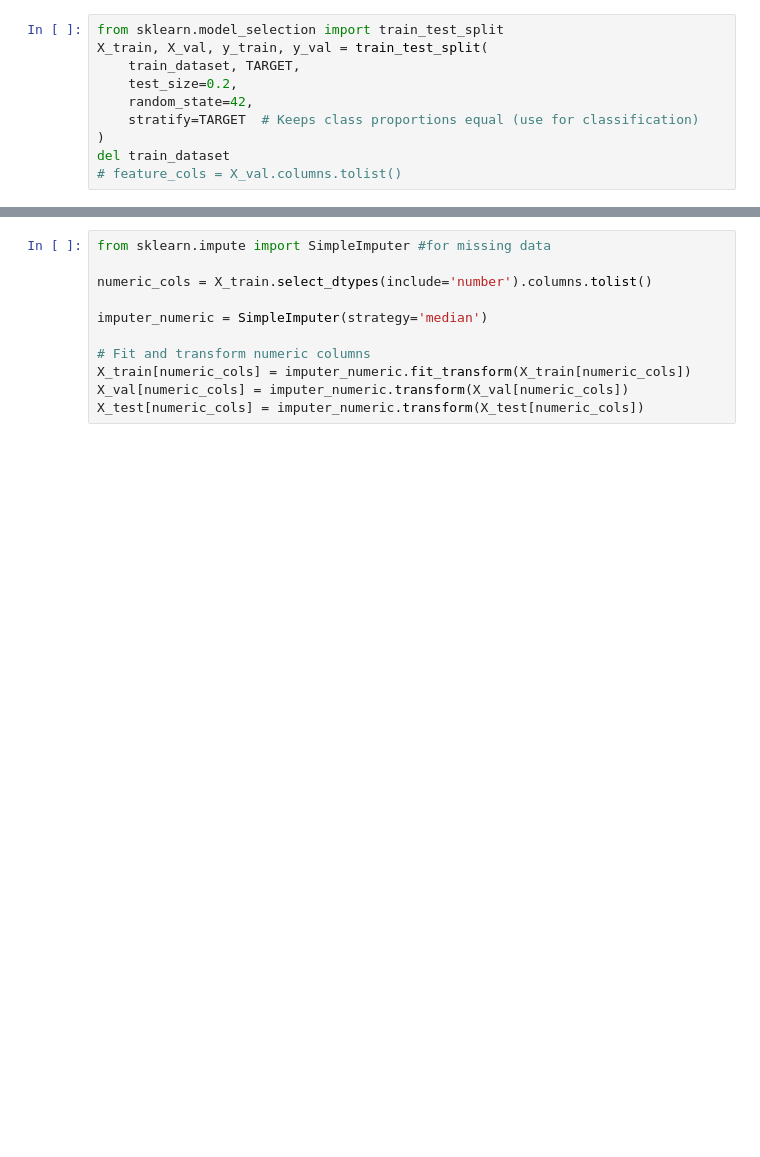
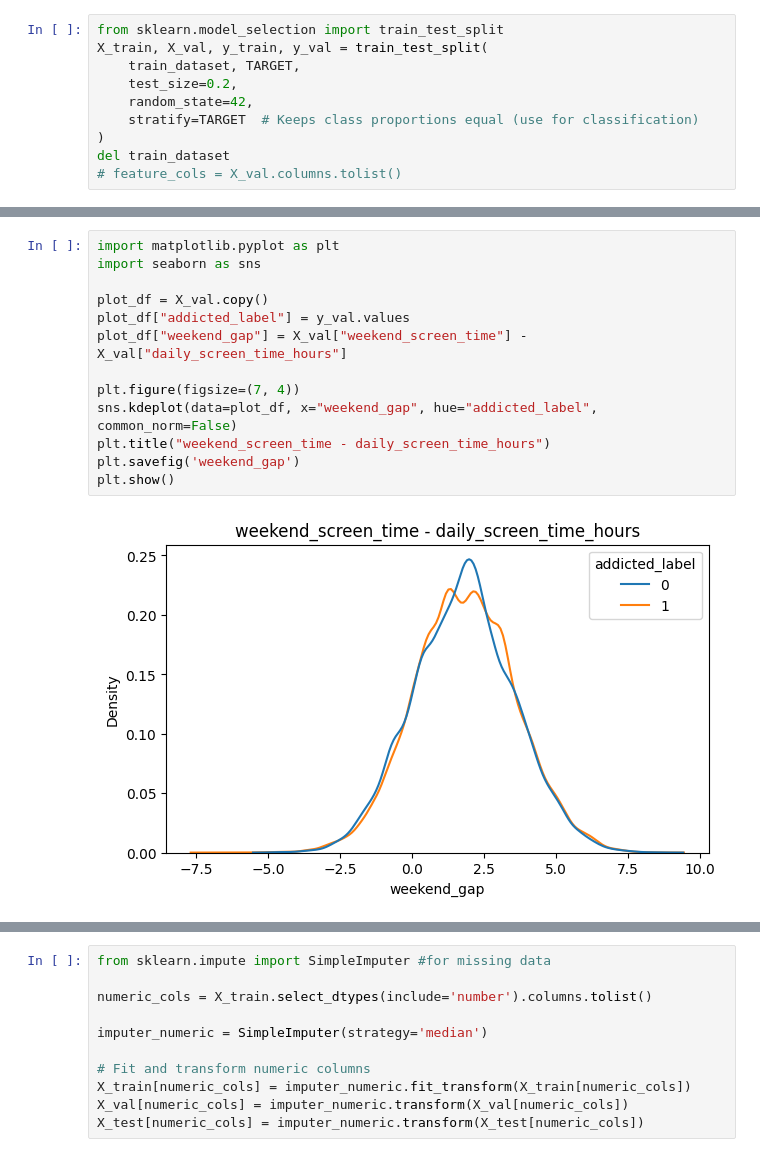
Before and after one commit to ssarmin/Kaggle-s6e8_Predicting-Smartphone-Addiction, a Jupyter notebook: predicting-smartphone-addiction.ipynb, the cells around one changed output, grey strips where cells are left out. Saved outputs shown, nothing was run; the diff lists cells and outputs as text; blank space fills up the shorter version.

```diff
--- a/predicting-smartphone-addiction.ipynb
+++ b/predicting-smartphone-addiction.ipynb
@@ -93,6 +96,21 @@ plt.tight_layout()
 plt.show()
 # %% [output]
 [figure]
+# %%
+import matplotlib.pyplot as plt
+import seaborn as sns
+
+plot_df = X_val.copy()
+plot_df["addicted_label"] = y_val.values
+plot_df["weekend_gap"] = X_val["weekend_screen_time"] - X_val["daily_screen_time_hours"]
+
+plt.figure(figsize=(7, 4))
+sns.kdeplot(data=plot_df, x="weekend_gap", hue="addicted_label", common_norm=False)
+plt.title("weekend_screen_time - daily_screen_time_hours")
+plt.savefig('weekend_gap')
+plt.show()
+# %% [output]
+[figure, added]
 # %%
 plt.figure(figsize=(7, 6))
 sns.heatmap(X_val.select_dtypes(include='number').corr(), annot=True, fmt=".2f", cmap="coolwarm")
```
Also changed, not shown: parts of 10 cells of this notebook.
